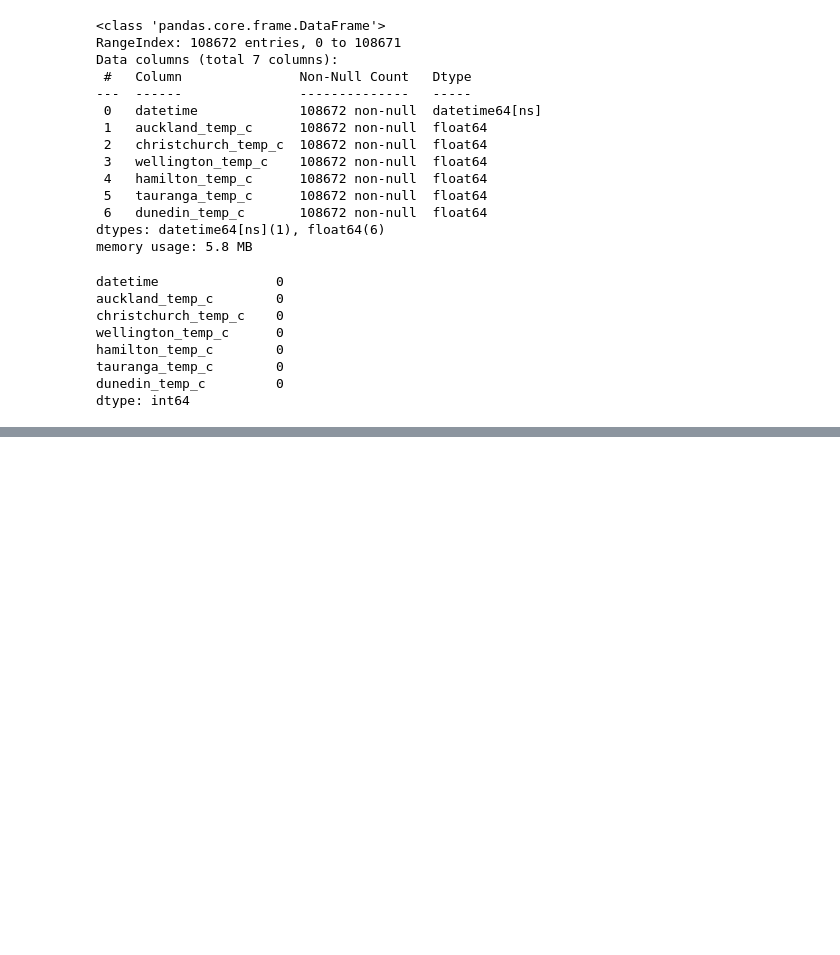
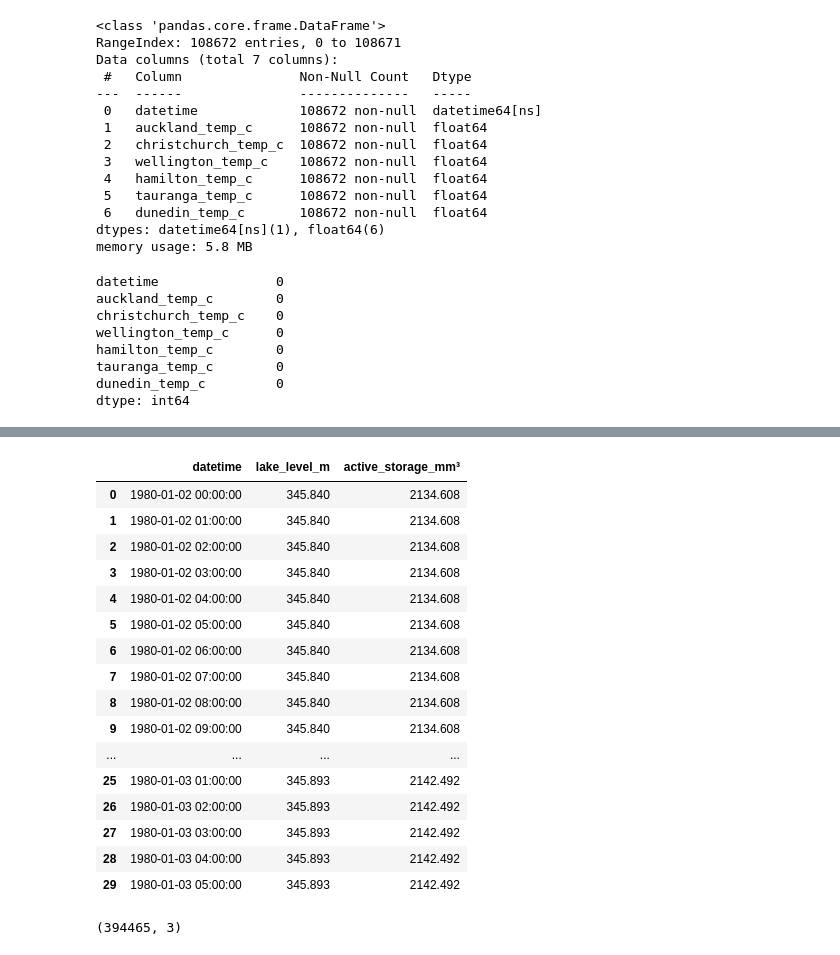
Before and after one commit to DaveGiGi/Duckstradamus, a Jupyter notebook: notebooks/Anu/scripts/data_preprocessing.ipynb, the cells around one changed output, grey strips where cells are left out. Saved outputs shown, nothing was run; the diff lists cells and outputs as text; code cells hidden in the pictures; blank space fills up the shorter version.

```diff
--- a/notebooks/duckstradamus_preprocessing/notebooks/data_preprocessing.ipynb
+++ b/notebooks/Anu/scripts/data_preprocessing.ipynb
@@ -623,0 +715,15 @@ wind.to_csv(
+# %%
+import pandas as pd
+
+df = pd.read_csv("../cleaned_data/lake_hawea_cleaned.csv")
+
+df["datetime"] = pd.to_datetime(df["datetime"])
+
+# round to nearest second/day boundary
+df["datetime"] = df["datetime"].dt.round("s")
+
+# specifically convert 23:59:59 to next day 00:00:00
+mask = df["datetime"].dt.time == pd.to_datetime("23:59:59").time()
+df.loc[mask, "datetime"] = df.loc[mask, "datetime"] + pd.Timedelta(seconds=1)
+
+df.head()
@@ -623,0 +737,30 @@ wind.to_csv(
+# %%
+df = df.set_index("datetime")
+
+hourly_df = df.resample("h").ffill()
+
+hourly_df = hourly_df.reset_index()
+
+hourly_df.head(30)
+# %% [output]
+|  | datetime | lake_level_m | active_storage_mm³ |
+| 0 | 1980-01-02 00:00:00 | 345.840 | 2134.608 |
+| 1 | 1980-01-02 01:00:00 | 345.840 | 2134.608 |
+| 2 | 1980-01-02 02:00:00 | 345.840 | 2134.608 |
+| 3 | 1980-01-02 03:00:00 | 345.840 | 2134.608 |
+| 4 | 1980-01-02 04:00:00 | 345.840 | 2134.608 |
+| 5 | 1980-01-02 05:00:00 | 345.840 | 2134.608 |
+| 6 | 1980-01-02 06:00:00 | 345.840 | 2134.608 |
+| 7 | 1980-01-02 07:00:00 | 345.840 | 2134.608 |
+| 8 | 1980-01-02 08:00:00 | 345.840 | 2134.608 |
+| 9 | 1980-01-02 09:00:00 | 345.840 | 2134.608 |
+| ... | ... | ... | ... |
+| 25 | 1980-01-03 01:00:00 | 345.893 | 2142.492 |
+| 26 | 1980-01-03 02:00:00 | 345.893 | 2142.492 |
+| 27 | 1980-01-03 03:00:00 | 345.893 | 2142.492 |
+| 28 | 1980-01-03 04:00:00 | 345.893 | 2142.492 |
+| 29 | 1980-01-03 05:00:00 | 345.893 | 2142.492 |
+# %%
+hourly_df.shape
+# %% [output]
+(394465, 3)
```
Also changed, not shown: parts of 19 cells of this notebook, 4 other files.
